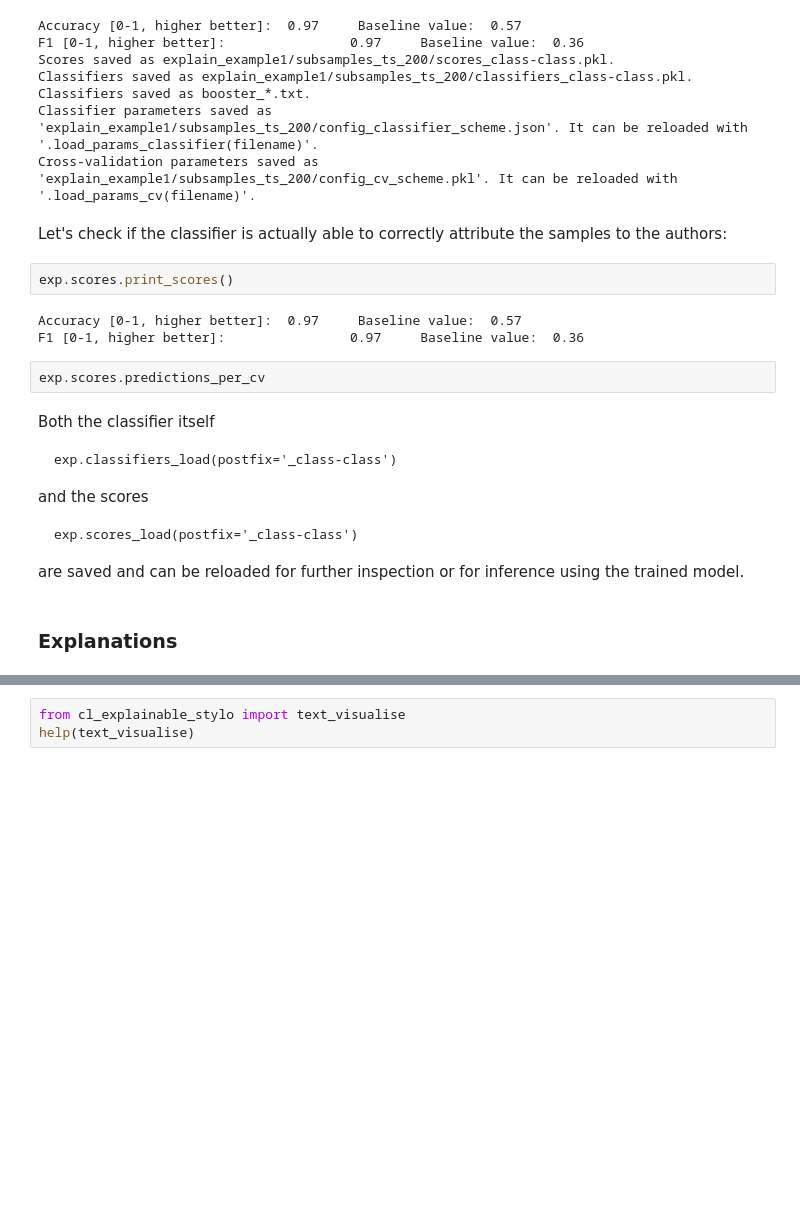
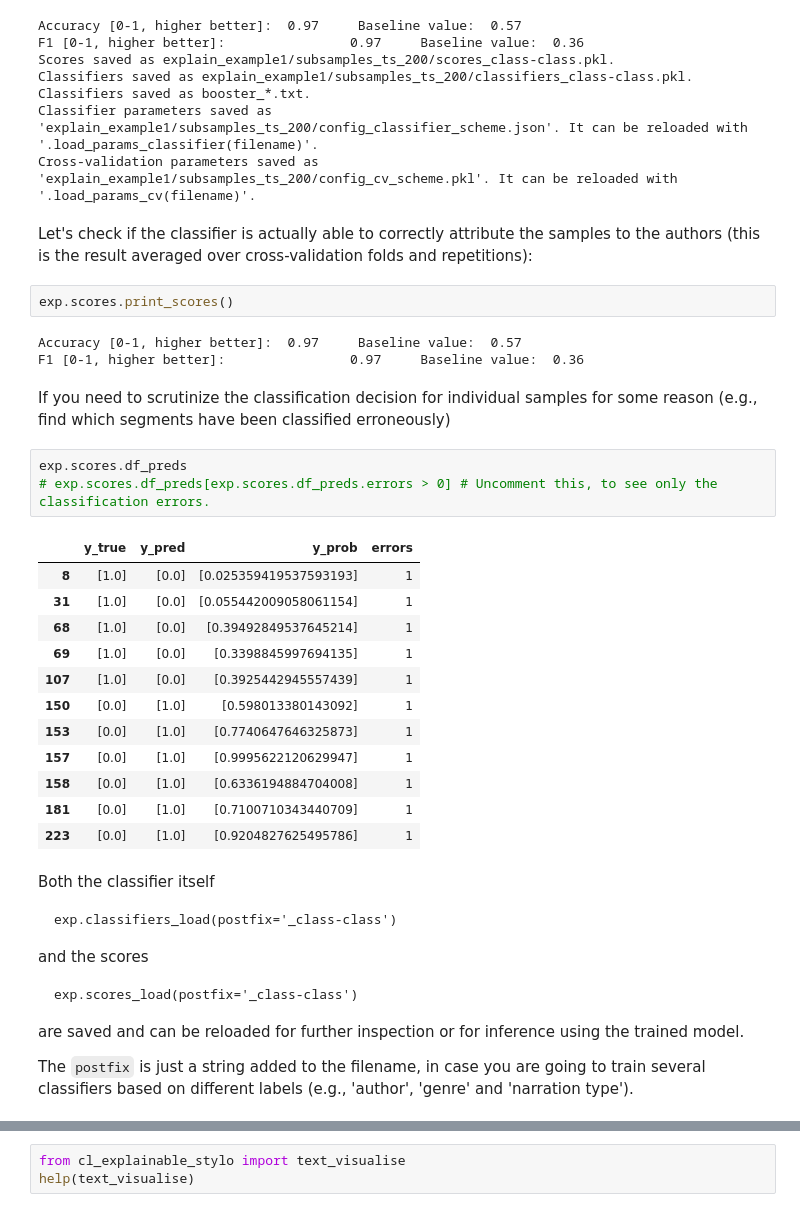
Before and after one commit to remolek/Wshop-ExplainableStylo, a Jupyter notebook: notebooks/ExplainableStylo_Colab_Template.ipynb, the cells around one changed output, grey strips where cells are left out. Saved outputs shown, nothing was run; the diff lists cells and outputs as text; blank space fills up the shorter version.

````diff
--- a/notebooks/ExplainableStylo_Colab_Template.ipynb
+++ b/notebooks/ExplainableStylo_Colab_Template.ipynb
@@ -375,14 +374,30 @@ Classifiers saved as booster_*.txt.
 Classifier parameters saved as 'explain_example1/subsamples_ts_200/config_classifier_scheme.json'. It can be reloaded with '.load_params_classifier(filename)'.
 Cross-validation parameters saved as 'explain_example1/subsamples_ts_200/config_cv_scheme.pkl'. It can be reloaded with '.load_params_cv(filename)'.
 # %% [markdown]
-Let's check if the classifier is actually able to correctly attribute the samples to the authors:
+Let's check if the classifier is actually able to correctly attribute the samples to the authors (this is the result averaged over cross-validation folds and repetitions):
 # %%
 exp.scores.print_scores()
 # %% [output]
 Accuracy [0-1, higher better]:  0.97     Baseline value:  0.57
 F1 [0-1, higher better]:                0.97     Baseline value:  0.36
-# %%
-exp.scores.predictions_per_cv
+# %% [markdown]
+If you need to scrutinize the classification decision for individual samples for some reason (e.g., find which segments have been classified erroneously)
+# %%
+exp.scores.df_preds
+# exp.scores.df_preds[exp.scores.df_preds.errors > 0] # Uncomment this, to see only the classification errors.
+# %% [output]
+|  | y_true | y_pred | y_prob | errors |
+| 8 | [1.0] | [0.0] | [0.025359419537593193] | 1 |
+| 31 | [1.0] | [0.0] | [0.055442009058061154] | 1 |
+| 68 | [1.0] | [0.0] | [0.39492849537645214] | 1 |
+| 69 | [1.0] | [0.0] | [0.3398845997694135] | 1 |
+| 107 | [1.0] | [0.0] | [0.3925442945557439] | 1 |
+| 150 | [0.0] | [1.0] | [0.598013380143092] | 1 |
+| 153 | [0.0] | [1.0] | [0.7740647646325873] | 1 |
+| 157 | [0.0] | [1.0] | [0.9995622120629947] | 1 |
+| 158 | [0.0] | [1.0] | [0.6336194884704008] | 1 |
+| 181 | [0.0] | [1.0] | [0.7100710343440709] | 1 |
+| 223 | [0.0] | [1.0] | [0.9204827625495786] | 1 |
 # %% [markdown]
 Both the classifier itself
 ```
@@ -393,5 +408,5 @@ and the scores
 exp.scores_load(postfix='_class-class')
 ```
 are saved and can be reloaded for further inspection or for inference using the trained model.
+
+The `postfix` is just a string added to the filename, in case you are going to train several classifiers based on different labels (e.g., 'author', 'genre' and 'narration type').
-# %% [markdown]
-### Explanations
````
Also changed, not shown: parts of 15 cells of this notebook.
